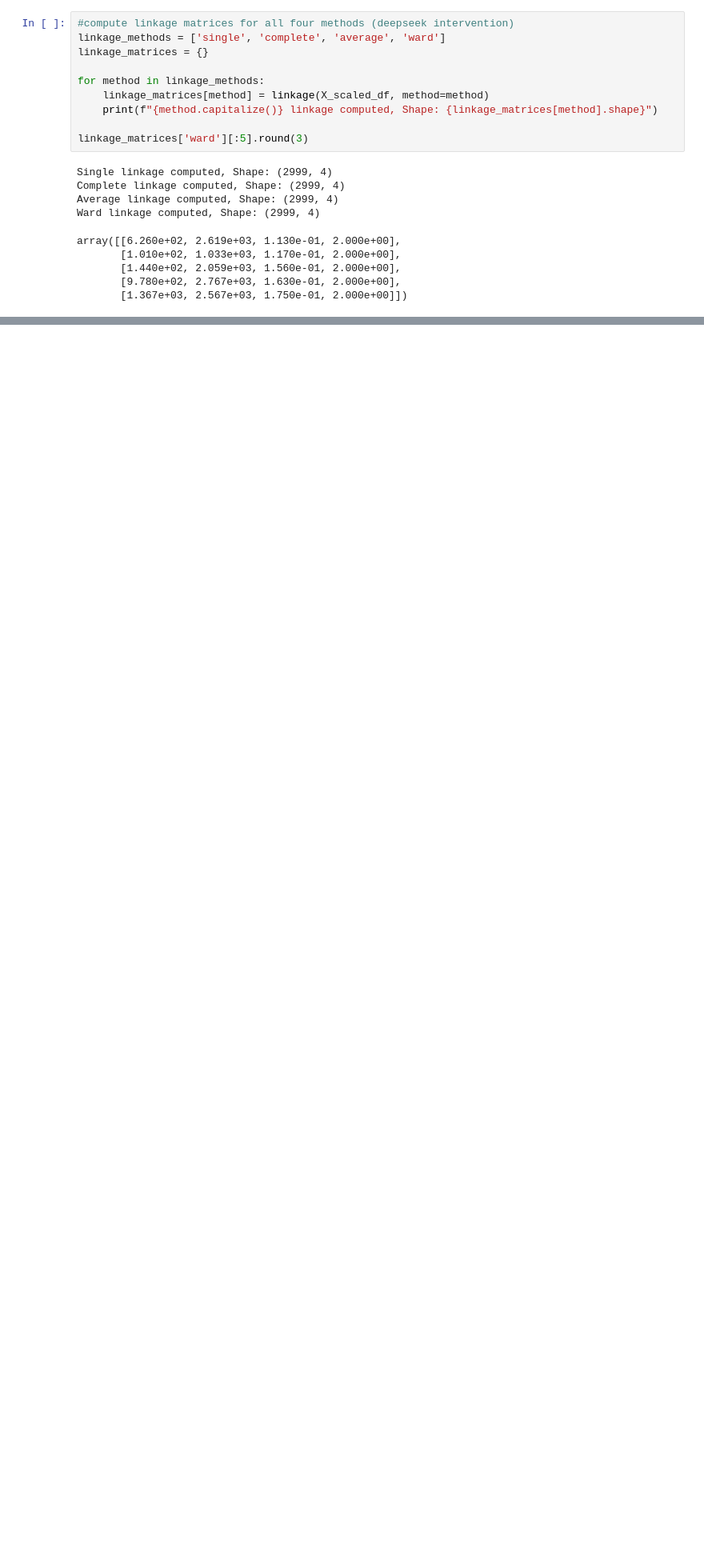
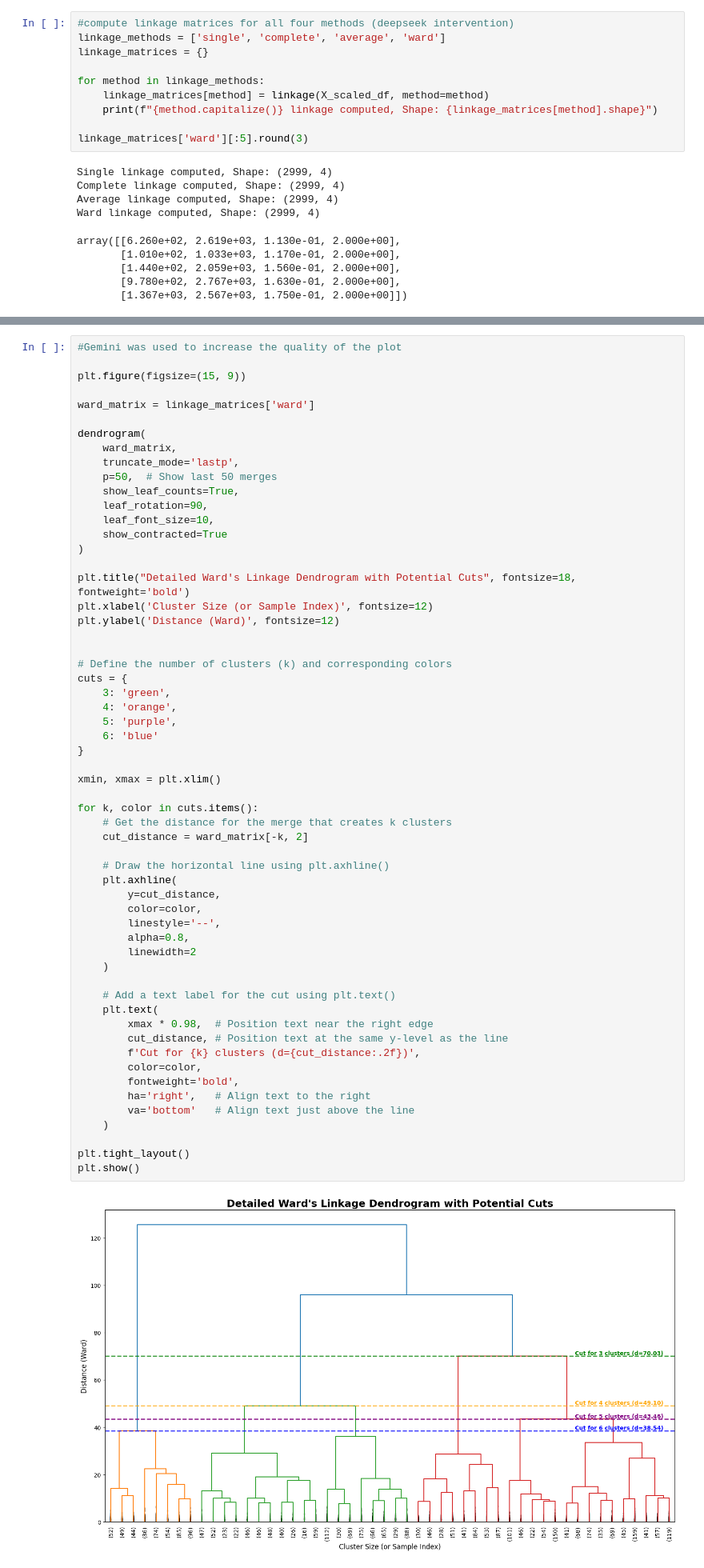
Before and after one commit to Danialloma/MegaMart-Customer-Segmentation-Analysis, a Jupyter notebook: main.ipynb, the cells around one changed output, grey strips where cells are left out. Shown at 80% size. Drawn from its saved outputs; the diff is of its cells as text; blank space fills up the shorter version.

Commit message:
Part 5 - number of clusters

```diff
--- a/main.ipynb
+++ b/main.ipynb
@@ -484,0 +493,60 @@ Occurs when clusters form long chains of sequentially linked points that do not
+# %%
+#Gemini was used to increase the quality of the plot
+
+plt.figure(figsize=(15, 9))
+
+ward_matrix = linkage_matrices['ward']
+
+dendrogram(
+    ward_matrix,
+    truncate_mode='lastp',
+    p=50,  # Show last 50 merges
+    show_leaf_counts=True,
+    leaf_rotation=90,
+    leaf_font_size=10,
+    show_contracted=True
+)
+
+plt.title("Detailed Ward's Linkage Dendrogram with Potential Cuts", fontsize=18, fontweight='bold')
+plt.xlabel('Cluster Size (or Sample Index)', fontsize=12)
+plt.ylabel('Distance (Ward)', fontsize=12)
+
+
+# Define the number of clusters (k) and corresponding colors
+cuts = {
+    3: 'green',
+    4: 'orange',
+    5: 'purple',
+    6: 'blue'
+}
+
+xmin, xmax = plt.xlim()
+
+for k, color in cuts.items():
+    # Get the distance for the merge that creates k clusters
+    cut_distance = ward_matrix[-k, 2]
+
+    # Draw the horizontal line using plt.axhline()
+    plt.axhline(
+        y=cut_distance,
+        color=color,
+        linestyle='--',
+        alpha=0.8,
+        linewidth=2
+    )
+
+    # Add a text label for the cut using plt.text()
+    plt.text(
+        xmax * 0.98,  # Position text near the right edge
+        cut_distance, # Position text at the same y-level as the line
+        f'Cut for {k} clusters (d={cut_distance:.2f})',
+        color=color,
+        fontweight='bold',
+        ha='right',   # Align text to the right
+        va='bottom'   # Align text just above the line
+    )
+
+plt.tight_layout()
+plt.show()
+# %% [output]
+[figure, added]
```
Also changed, not shown: parts of 8 cells of this notebook.
